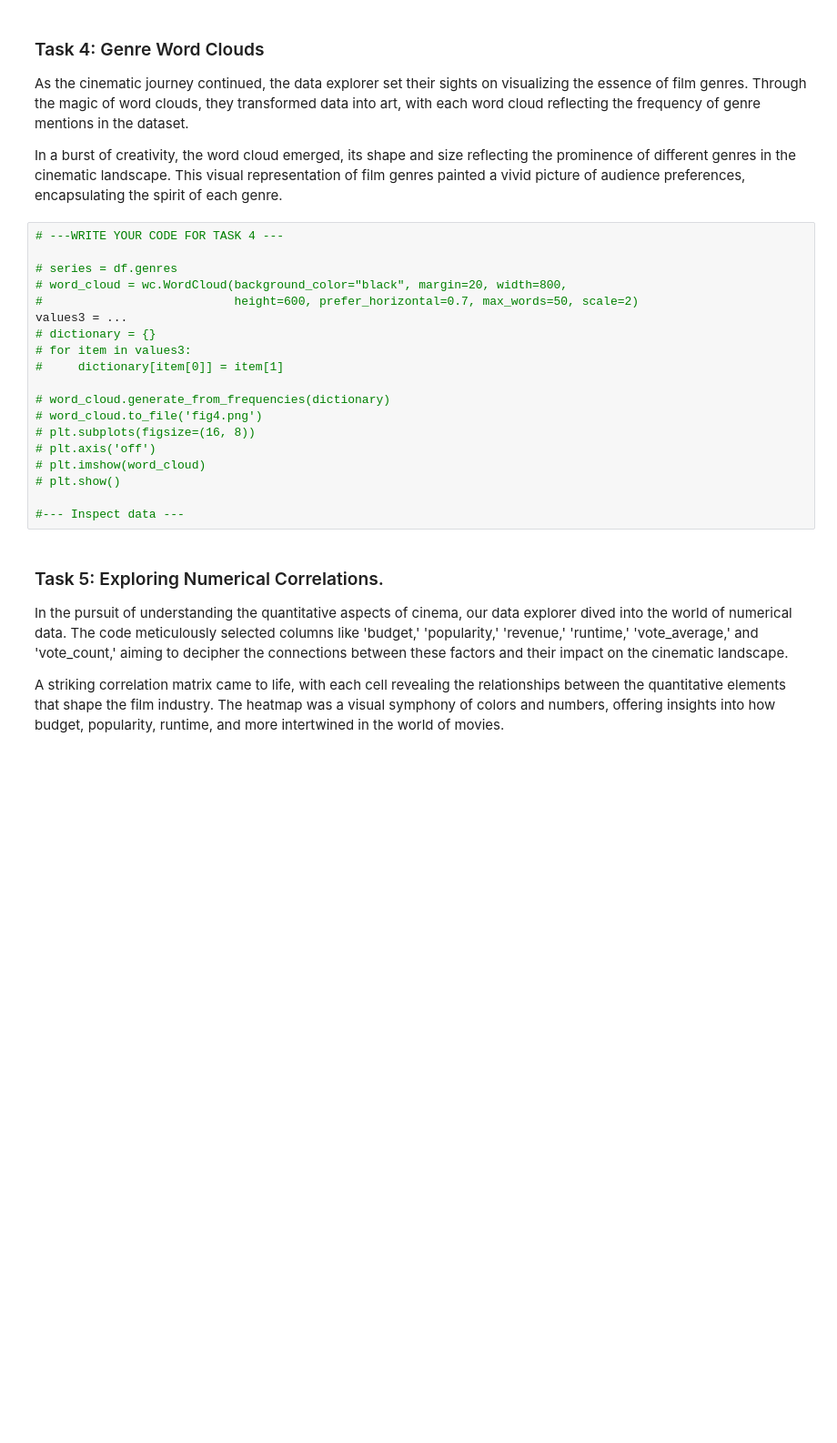
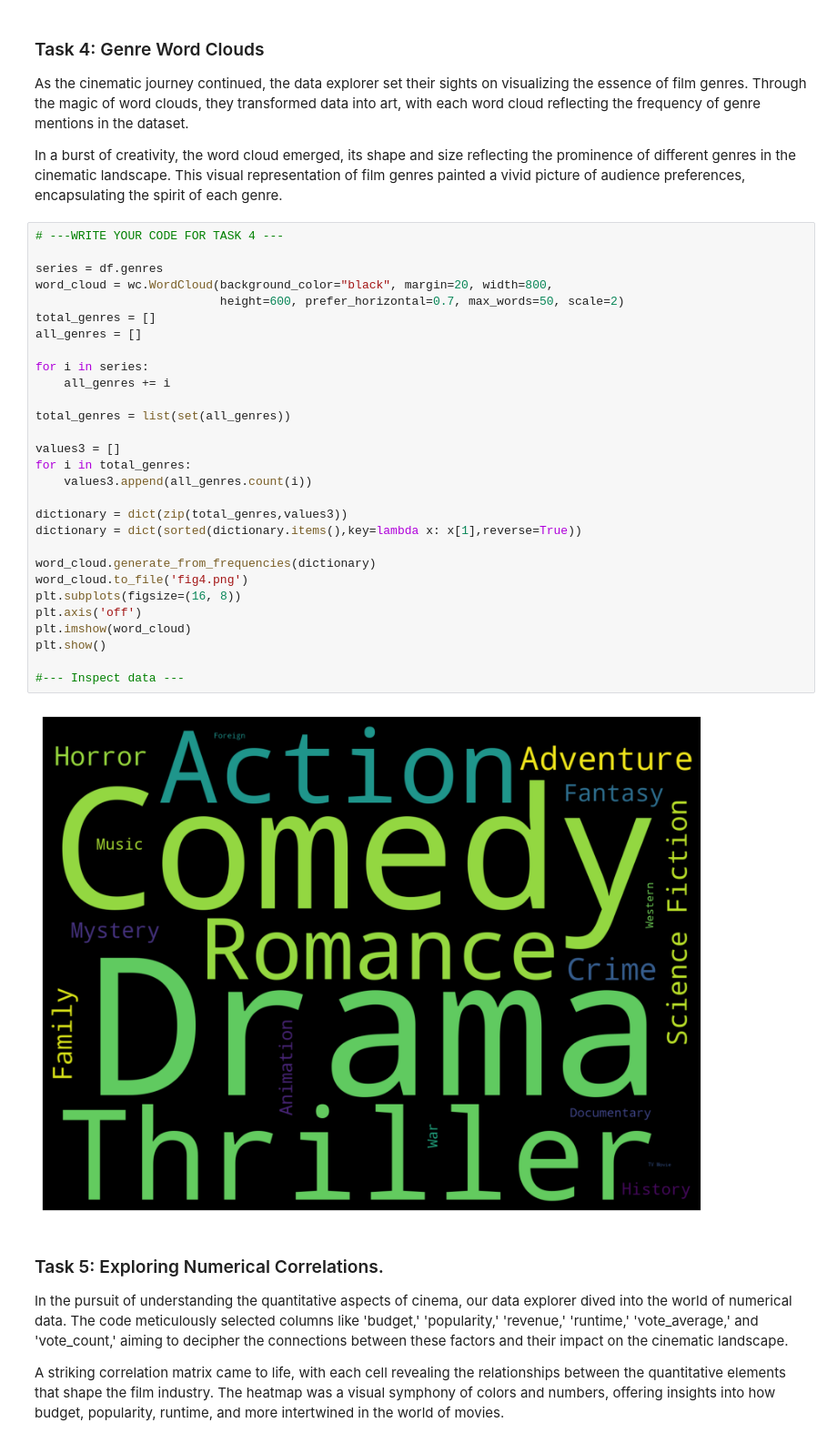
Before and after one commit to amithvardhan99/hicounselor, a Jupyter notebook: Movie Recommendation System Based On Content & Popularity/notebook.ipynb, the cells around one changed output. Shown: that part at 91% size. Saved outputs shown, nothing was run; the diff lists cells and outputs as text; blank space fills up the shorter version.

```diff
--- a/Movie Recommendation System Based On Content & Popularity/notebook.ipynb
+++ b/Movie Recommendation System Based On Content & Popularity/notebook.ipynb
@@ -302,22 +319,34 @@ In a burst of creativity, the word cloud emerged, its shape and size reflecting
 # %%
 # ---WRITE YOUR CODE FOR TASK 4 ---
 
-# series = df.genres
-# word_cloud = wc.WordCloud(background_color="black", margin=20, width=800,
-#                           height=600, prefer_horizontal=0.7, max_words=50, scale=2)
-values3 = ...
-# dictionary = {}
-# for item in values3:
-#     dictionary[item[0]] = item[1]
+series = df.genres
+word_cloud = wc.WordCloud(background_color="black", margin=20, width=800,
+                          height=600, prefer_horizontal=0.7, max_words=50, scale=2)
+total_genres = []
+all_genres = []
 
-# word_cloud.generate_from_frequencies(dictionary)
-# word_cloud.to_file('fig4.png')
-# plt.subplots(figsize=(16, 8))
-# plt.axis('off')
-# plt.imshow(word_cloud)
-# plt.show()
+for i in series:
+    all_genres += i
+
+total_genres = list(set(all_genres))
+
+values3 = []
+for i in total_genres:
+    values3.append(all_genres.count(i))
+
+dictionary = dict(zip(total_genres,values3))
+dictionary = dict(sorted(dictionary.items(),key=lambda x: x[1],reverse=True))
+
+word_cloud.generate_from_frequencies(dictionary)
+word_cloud.to_file('fig4.png')
+plt.subplots(figsize=(16, 8))
+plt.axis('off')
+plt.imshow(word_cloud)
+plt.show()
 
 #--- Inspect data ---
+# %% [output]
+[figure, added]
 # %% [markdown]
 ### Task 5: Exploring Numerical Correlations.
 
```
Also changed, not shown: parts of 11 cells of this notebook, 1 other file.
